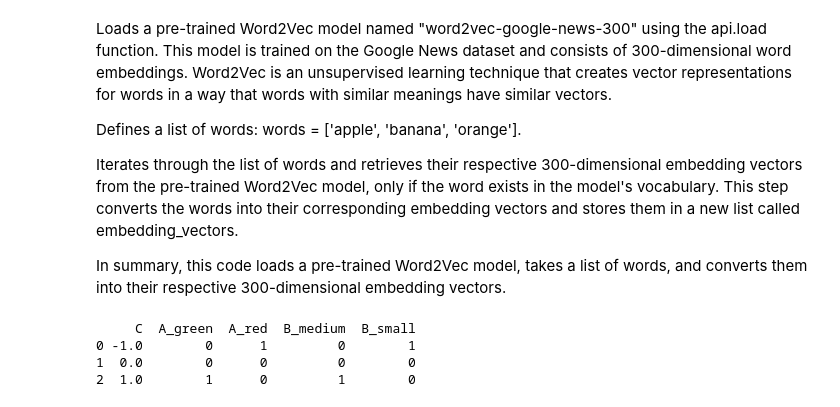
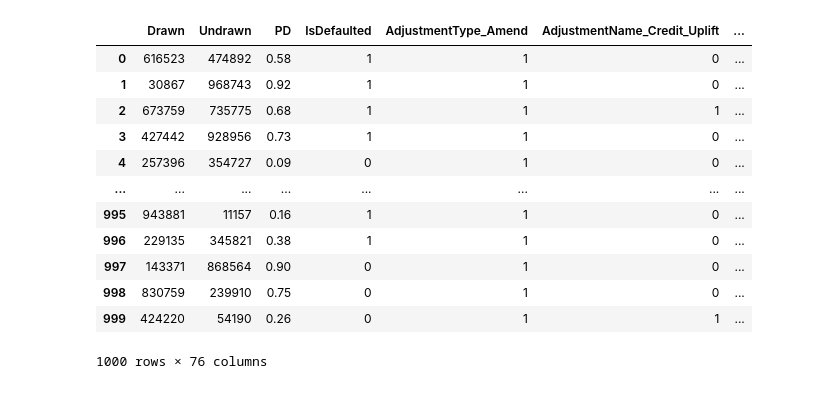
Before and after one commit to AbbyKatt/mycode, a Jupyter notebook: AI_Adjustments_Proto/AiTrainer.ipynb, the cells around one changed output. Saved outputs shown, nothing was run; the diff lists cells and outputs as text; code cells hidden in the pictures.

```diff
--- a/AI_Adjustments_Proto/AiTrainer.ipynb
+++ b/AI_Adjustments_Proto/AiTrainer.ipynb
@@ -54,40 +22,0 @@ print(embedding_vectors)
-# %% [markdown]
-Loads a pre-trained Word2Vec model named "word2vec-google-news-300" using the api.load function. This model is trained on the Google News dataset and consists of 300-dimensional word embeddings. Word2Vec is an unsupervised learning technique that creates vector representations for words in a way that words with similar meanings have similar vectors.
-
-Defines a list of words: words = ['apple', 'banana', 'orange'].
-
-Iterates through the list of words and retrieves their respective 300-dimensional embedding vectors from the pre-trained Word2Vec model, only if the word exists in the model's vocabulary. This step converts the words into their corresponding embedding vectors and stores them in a new list called embedding_vectors.
-
-In summary, this code loads a pre-trained Word2Vec model, takes a list of words, and converts them into their respective 300-dimensional embedding vectors.
-# %%
-import pandas as pd
-import numpy as np
-
-# Example DataFrame with categorical features
-data = {'A': ['red', 'blue', 'green'],
-        'B': ['small', 'large', 'medium'],
-        'C': [1, 2, 3]}
-df = pd.DataFrame(data)
-
-def preprocess(df):
-    # Select categorical columns
-    categorical_columns = df.select_dtypes(include=['object']).columns
-
-    # Normalize numeric columns (optional)
-    numeric_columns = df.select_dtypes(include=[np.number]).columns
-    for column in numeric_columns:
-        df[column] = (df[column] - df[column].mean()) / df[column].std()
-
-    # One-hot encode categorical columns
-    df_encoded = pd.get_dummies(df, columns=categorical_columns, prefix=categorical_columns, drop_first=True)
-
-    return df_encoded
-
-# Apply the preprocessing function to the DataFrame
-preprocessed_df = preprocess(df)
-print(preprocessed_df)
-# %% [output]
-     C  A_green  A_red  B_medium  B_small
-0 -1.0        0      1         0        1
-1  0.0        0      0         0        0
-2  1.0        1      0         1        0
@@ -93,0 +25,26 @@ print(preprocessed_df)
+# %%
+#Stage 1: OneHot encode string labels so we can use them in the model
+
+#Build list of all string columns in the dataframe
+string_columns=[]
+for col in df.columns:
+    if df[col].dtype=='object':
+        string_columns.append(col)
+
+
+df_encoded=pd.get_dummies(df, columns=string_columns)
+df_encoded
+# %% [output]
+|  | Drawn | Undrawn | PD | IsDefaulted | AdjustmentType_Amend | AdjustmentName_Credit_Uplift | ... |
+| 0 | 616523 | 474892 | 0.58 | 1 | 1 | 0 | ... |
+| 1 | 30867 | 968743 | 0.92 | 1 | 1 | 0 | ... |
+| 2 | 673759 | 735775 | 0.68 | 1 | 1 | 1 | ... |
+| 3 | 427442 | 928956 | 0.73 | 1 | 1 | 0 | ... |
+| 4 | 257396 | 354727 | 0.09 | 0 | 1 | 0 | ... |
+| ... | ... | ... | ... | ... | ... | ... | ... |
+| 995 | 943881 | 11157 | 0.16 | 1 | 1 | 0 | ... |
+| 996 | 229135 | 345821 | 0.38 | 1 | 1 | 0 | ... |
+| 997 | 143371 | 868564 | 0.90 | 0 | 1 | 0 | ... |
+| 998 | 830759 | 239910 | 0.75 | 0 | 1 | 0 | ... |
+| 999 | 424220 | 54190 | 0.26 | 0 | 1 | 1 | ... |
+1000 rows × 76 columns
```
Also changed, not shown: parts of 4 cells of this notebook, 2 other files.
